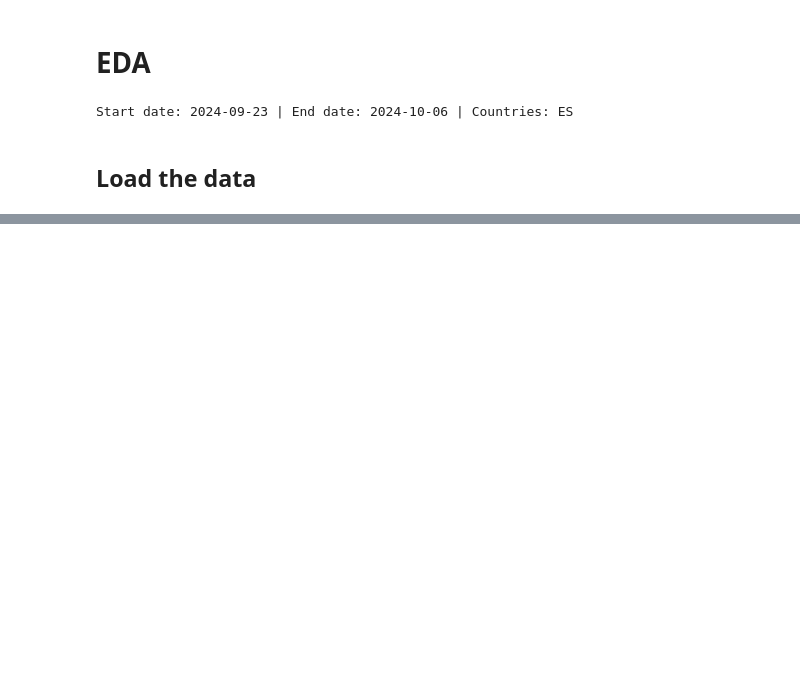
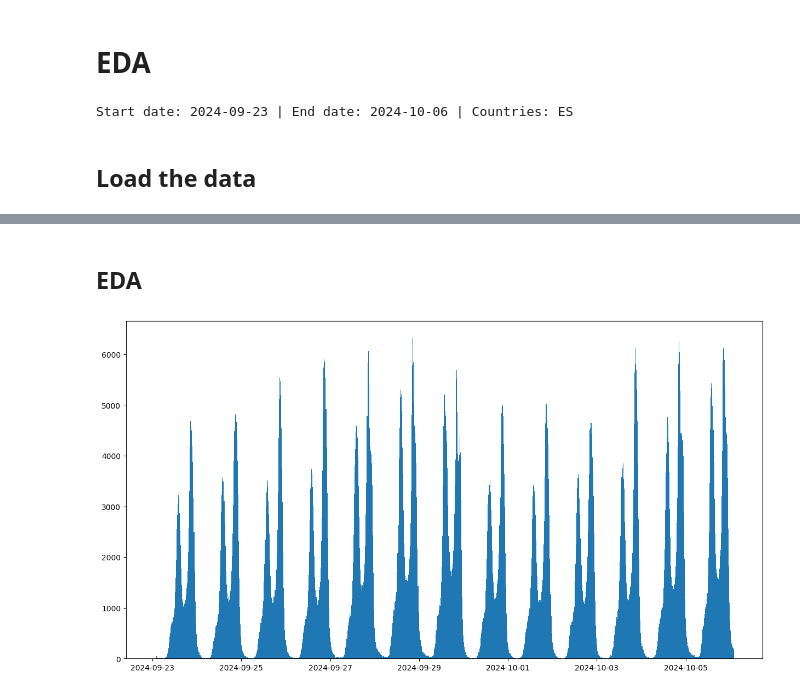
Before and after one commit to AngieC96/pickup-to-delivery-overall, a Jupyter notebook: EDA.ipynb, the cells around one changed output, grey strips where cells are left out. Cells and saved outputs as stored; diff of their text form; code cells hidden in the pictures; blank space fills up the shorter version.

```diff
--- a/EDA.ipynb
+++ b/EDA.ipynb
@@ -78,0 +137,3 @@ https://starburst.g8s-data-platform-prod.glovoint.com/oauth2/token/initiate/780b
+# %%
+# Remove rows with null values: we have 1.5 M rows, so we can afford to remove them
+data = data.dropna()
@@ -79,4 +168,12 @@ https://starburst.g8s-data-platform-prod.glovoint.com/oauth2/token/initiate/780b
 # %%
-# Compute the distance between the pickup and delivery points
-data['pd_distance_m'] = data.apply(lambda x: haversine((x['pickup_latitude'], x['pickup_longitude']), (x['delivery_latitude'], x['delivery_longitude']), unit=Unit.METERS), axis=1)
-data.head()
+# Convert the creation time to datetime
+data['creation_timestamp'] = pd.to_datetime(data['creation_timestamp'])
+data['activation_timestamp'] = pd.to_datetime(data['activation_timestamp'])
+data['pickup_timestamp'] = pd.to_datetime(data['pickup_timestamp'])
+data['delivery_timestamp'] = pd.to_datetime(data['delivery_timestamp'])
+data['delivery_entering_timestamp'] = pd.to_datetime(data['delivery_entering_timestamp'])
+
+# Compute the delivery date and the delivery time
+data['creation_date'] = data['creation_timestamp'].dt.date
+data['creation_time'] = data['creation_timestamp'].dt.time
+data['creation_hour'] = data['creation_timestamp'].dt.hour
@@ -89,0 +180,6 @@ data.head()
+# %%
+# Compute the distance between the pickup and delivery points
+data['pd_distance_haversine_m'] = data.apply(lambda x: haversine((x['pickup_latitude'], x['pickup_longitude']), (x['delivery_latitude'], x['delivery_longitude']), unit=Unit.METERS), axis=1)
+data['pd_distance_haversine_m_sk'] = data.apply(lambda x: haversine_distances(np.array([[x['pickup_latitude'], x['pickup_longitude']]]), np.array([[x['delivery_latitude'], x['delivery_longitude']]])), axis=1)
+data['pd_distance_manhattan_m'] = data.apply(lambda x: manhattan_distances(np.array([[x['pickup_latitude'], x['pickup_longitude']]]), np.array([[x['delivery_latitude'], x['delivery_longitude']]])), axis=1)
+data.head()
@@ -89,0 +194,9 @@ data.head()
+# %% [markdown]
+## EDA
+# %%
+# Histogram of the # of data per day / hour
+plt.figure(figsize=(15, 8))
+plt.hist(data['creation_timestamp'], bins = 1000)
+plt.show()
+# %% [output]
+[figure, added]
```
Also changed, not shown: parts of 13 cells of this notebook, 4 other files.
